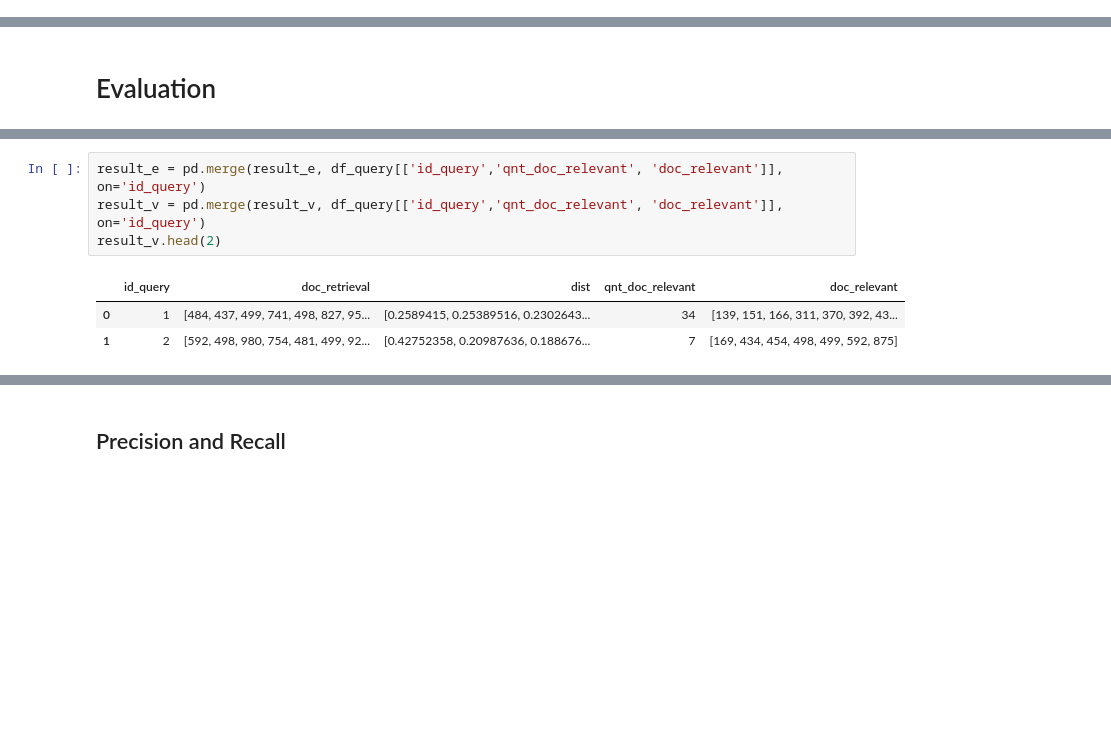
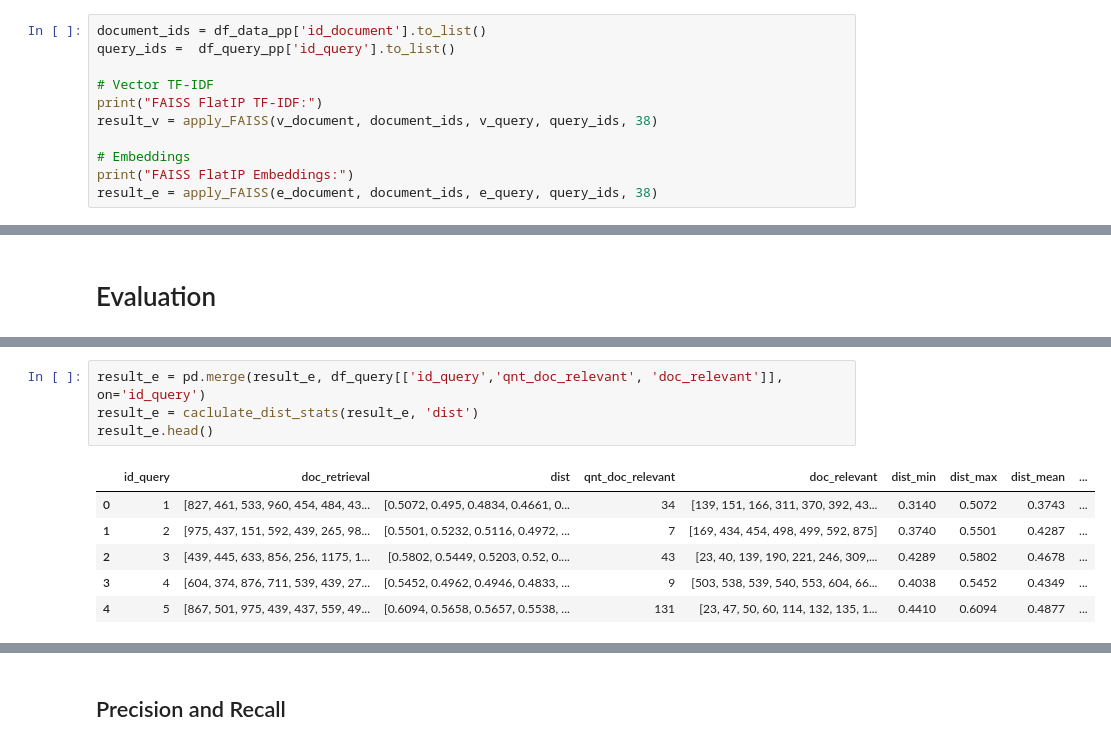
Before and after one commit to AnnaPaulaFigueiredo/INFORMATION-RETRIEVAL-TP1, a Jupyter notebook: code/analysis.ipynb, the cells around one changed output, grey strips where cells are left out. Cells and saved outputs as stored; diff of their text form; blank space fills up the shorter version.

Commit message:
final experiment results

```diff
--- a/code/analysis.ipynb
+++ b/code/analysis.ipynb
@@ -639,0 +562,11 @@ Execution Time = 0.006983041763305664
+# %%
+document_ids = df_data_pp['id_document'].to_list()
+query_ids =  df_query_pp['id_query'].to_list()
+
+# Vector TF-IDF
+print("FAISS FlatIP TF-IDF:")
+result_v = apply_FAISS(v_document, document_ids, v_query, query_ids, 38)
+
+# Embeddings
+print("FAISS FlatIP Embeddings:")
+result_e = apply_FAISS(e_document, document_ids, e_query, query_ids, 38)
@@ -642,8 +691,11 @@ Execution Time = 0.006983041763305664
 # %%
 result_e = pd.merge(result_e, df_query[['id_query','qnt_doc_relevant', 'doc_relevant']], on='id_query')
-result_v = pd.merge(result_v, df_query[['id_query','qnt_doc_relevant', 'doc_relevant']], on='id_query')
-result_v.head(2)
+result_e = caclulate_dist_stats(result_e, 'dist')
+result_e.head()
 # %% [output]
-|  | id_query | doc_retrieval | dist | qnt_doc_relevant | doc_relevant |
-| 0 | 1 | [484, 437, 499, 741, 498, 827, 95... | [0.2589415, 0.25389516, 0.2302643... | 34 | [139, 151, 166, 311, 370, 392, 43... |
-| 1 | 2 | [592, 498, 980, 754, 481, 499, 92... | [0.42752358, 0.20987636, 0.188676... | 7 | [169, 434, 454, 498, 499, 592, 875] |
+|  | id_query | doc_retrieval | dist | qnt_doc_relevant | doc_relevant | dist_min | dist_max | dist_mean | ... |
+| 0 | 1 | [827, 461, 533, 960, 454, 484, 43... | [0.5072, 0.495, 0.4834, 0.4661, 0... | 34 | [139, 151, 166, 311, 370, 392, 43... | 0.3140 | 0.5072 | 0.3743 | ... |
+| 1 | 2 | [975, 437, 151, 592, 439, 265, 98... | [0.5501, 0.5232, 0.5116, 0.4972, ... | 7 | [169, 434, 454, 498, 499, 592, 875] | 0.3740 | 0.5501 | 0.4287 | ... |
+| 2 | 3 | [439, 445, 633, 856, 256, 1175, 1... | [0.5802, 0.5449, 0.5203, 0.52, 0.... | 43 | [23, 40, 139, 190, 221, 246, 309,... | 0.4289 | 0.5802 | 0.4678 | ... |
+| 3 | 4 | [604, 374, 876, 711, 539, 439, 27... | [0.5452, 0.4962, 0.4946, 0.4833, ... | 9 | [503, 538, 539, 540, 553, 604, 66... | 0.4038 | 0.5452 | 0.4349 | ... |
+| 4 | 5 | [867, 501, 975, 439, 437, 559, 49... | [0.6094, 0.5658, 0.5657, 0.5538, ... | 131 | [23, 47, 50, 60, 114, 132, 135, 1... | 0.4410 | 0.6094 | 0.4877 | ... |
```
Also changed, not shown: parts of 79 cells of this notebook.
